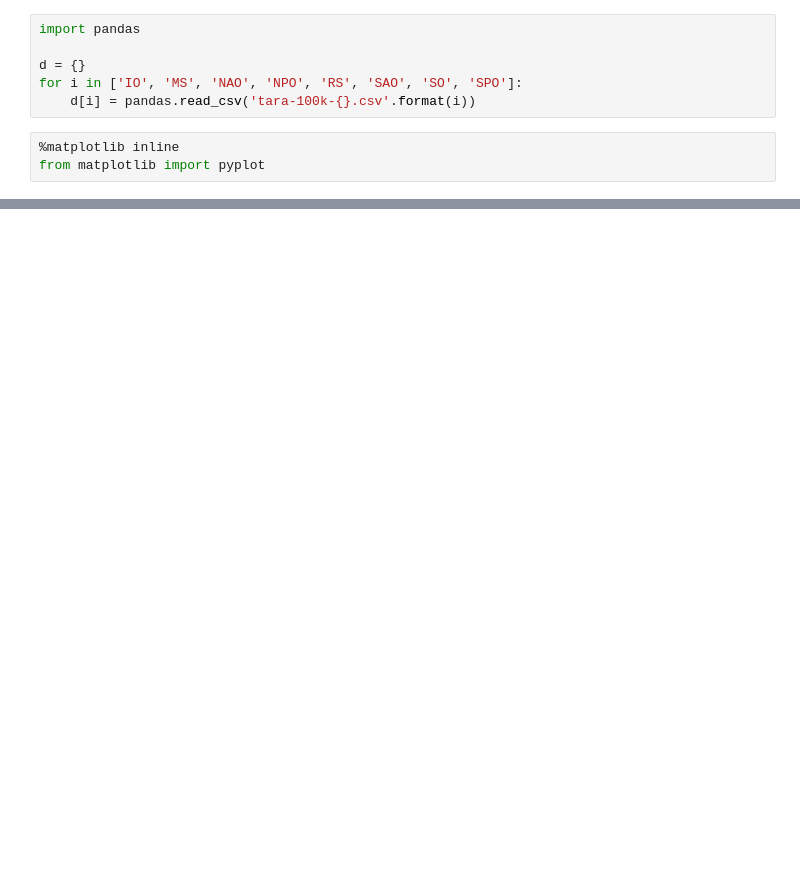
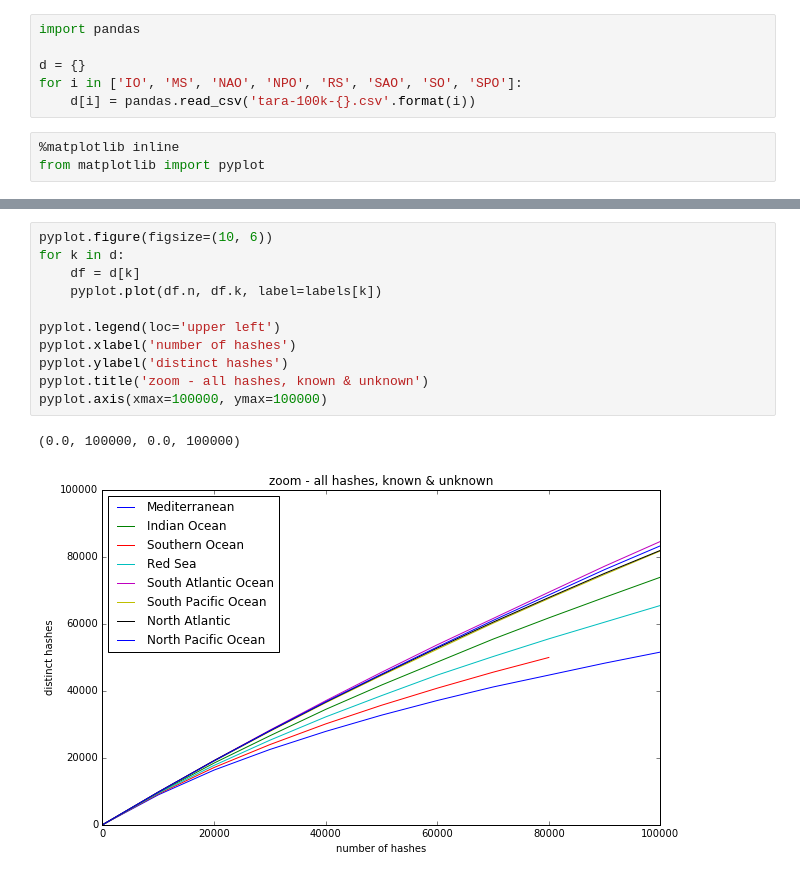
Before and after one commit to ctb/2017-sourmash-rarefy, a Jupyter notebook: tara-rarefy.ipynb, the cells around one changed output, grey strips where cells are left out. Cells and saved outputs as stored; diff of their text form; blank space fills up the shorter version.

```diff
--- a/tara-rarefy.ipynb
+++ b/tara-rarefy.ipynb
@@ -20,0 +59,14 @@ pyplot.savefig('tara-rarefy.pdf')
+# %%
+pyplot.figure(figsize=(10, 6))
+for k in d:
+    df = d[k]
+    pyplot.plot(df.n, df.k, label=labels[k])
+
+pyplot.legend(loc='upper left')
+pyplot.xlabel('number of hashes')
+pyplot.ylabel('distinct hashes')
+pyplot.title('zoom - all hashes, known & unknown')
+pyplot.axis(xmax=100000, ymax=100000)
+# %% [output]
+(0.0, 100000, 0.0, 100000)
+[figure, added]
```
Also changed, not shown: parts of 6 cells of this notebook.
